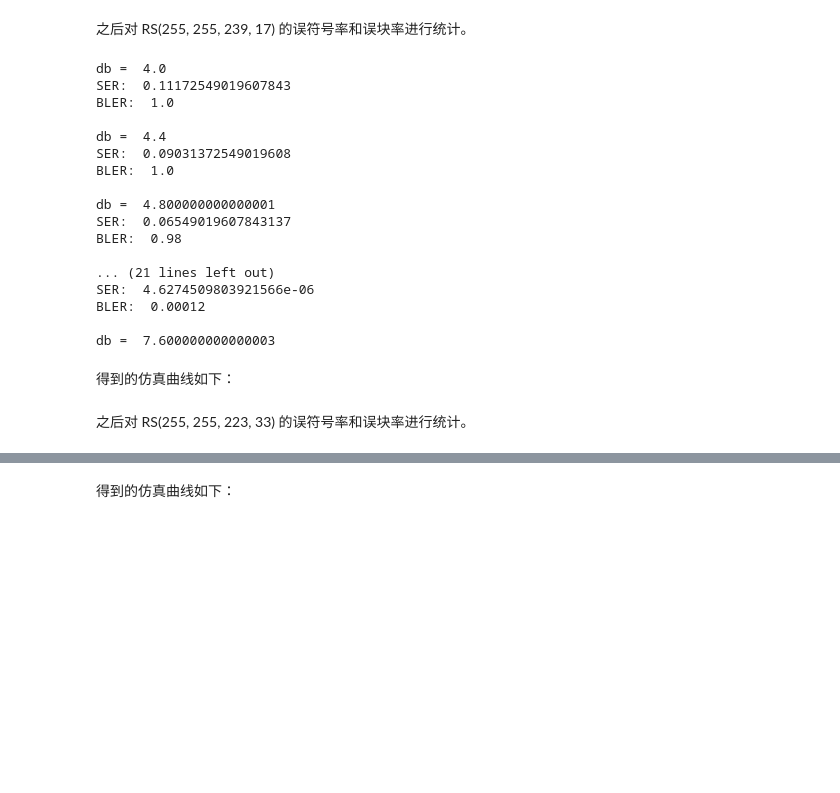
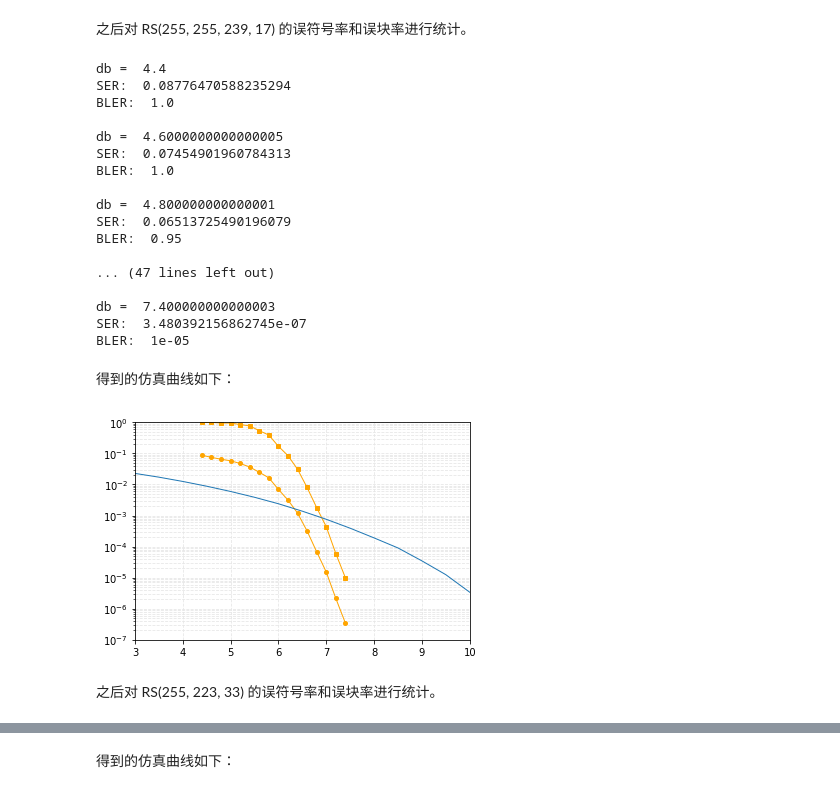
Before and after one commit to JimyMa/UselessBox, a Jupyter notebook: berlekamp_decode_simulation/Berlekamp_decode_simulation.ipynb, the cells around one changed output, grey strips where cells are left out. Drawn from its saved outputs; the diff is of its cells as text; code cells hidden in the pictures; blank space fills up the shorter version.

```diff
--- a/berlekamp_decode_simulation/Berlekamp_decode_simulation.ipynb
+++ b/berlekamp_decode_simulation/Berlekamp_decode_simulation.ipynb
@@ -49,8 +49,8 @@ plt.show()
 # %% [markdown]
 之后对 RS(255, 255, 239, 17) 的误符号率和误块率进行统计。
 # %%
-db_255_239_17 = np.arange(4.0, 8.0, 0.4)
-seq_num_255_239_17 = [100, 100, 100, 100, 100, 100, 500, 5000, 50000, 800000]
+db_255_239_17 = np.arange(4.4, 7.6, 0.2)
+seq_num_255_239_17 = [10000, 10000, 10000, 10000, 10000, 10000, 10000, 10000, 10000, 10000, 10000, 10000, 10000, 50000, 100000, 800000]
 amp = EbN02Amp(db_255_239_17, N0, 255, 239)
 SER_255_239_17 = np.zeros(db_255_239_17.shape)
 BLER_255_239_17 = np.zeros(db_255_239_17.shape)
@@ -64,7 +64,7 @@ for index, value in enumerate(amp):
         symbol_seq = np.zeros(255, dtype=np.uint16)
         rec_symbol_seq = np.zeros(255, dtype=np.uint16)
         bit_seq = np.random.randn(255 * 8) * np.sqrt(N0) - value
-        for i in range(255):50000
+        for i in range(255):
             symbol = int(0)
             for j in range(8):
                 symbol += (1 << j if bit_seq[i * 8 + j] > 0 else 0)
@@ -85,33 +85,45 @@ for index, value in enumerate(amp):
     print("BLER: ", BLER_255_239_17[index])
     print()
 # %% [output]
-db =  4.0
-SER:  0.11172549019607843
+db =  4.4
+SER:  0.08776470588235294
 BLER:  1.0
 
-db =  4.4
-SER:  0.09031372549019608
+db =  4.6000000000000005
+SER:  0.07454901960784313
 BLER:  1.0
 
 db =  4.800000000000001
-SER:  0.06549019607843137
-BLER:  0.98
+SER:  0.06513725490196079
+BLER:  0.95
 
-... (21 lines left out)
-SER:  4.6274509803921566e-06
-BLER:  0.00012
+... (47 lines left out)
 
-db =  7.600000000000003
+db =  7.400000000000003
+SER:  3.480392156862745e-07
+BLER:  1e-05
 # %% [markdown]
 得到的仿真曲线如下：
 # %%
-plt.semilogy(db_255_239_17, SER_255_239_17, marker="o", color="orange")
-plt.semilogy(db_255_239_17, BLER_255_239_17, marker="s", color="orange")
-plt.semilogy(sim_psk_db, ber_psk)
-plt.grid(True)
+plt.semilogy(db_255_239_17,
+                    SER_255_239_17,
+                    marker="o",
+                    color="orange",
+                    markersize=4,
+                    lw=1)
+plt.semilogy(db_255_239_17,
+                    BLER_255_239_17,
+                    marker="s",
+                    color="orange",
+                    markersize=4,
+                    lw=1)
+plt.semilogy(sim_psk_db, ber_psk, lw=1)
+plt.grid(True, which="both", color='0.9', ls="--")
 plt.xlim(3, 10.0)
-plt.ylim(1e-6, 1)
+plt.ylim(1e-7, 1)
 plt.show()
+# %% [output]
+[figure, added]
 # %% [markdown]
-之后对 RS(255, 255, 223, 33) 的误符号率和误块率进行统计。
+之后对 RS(255, 223, 33) 的误符号率和误块率进行统计。
 # %%
```
Also changed, not shown: parts of 7 cells of this notebook, 3 other files.
